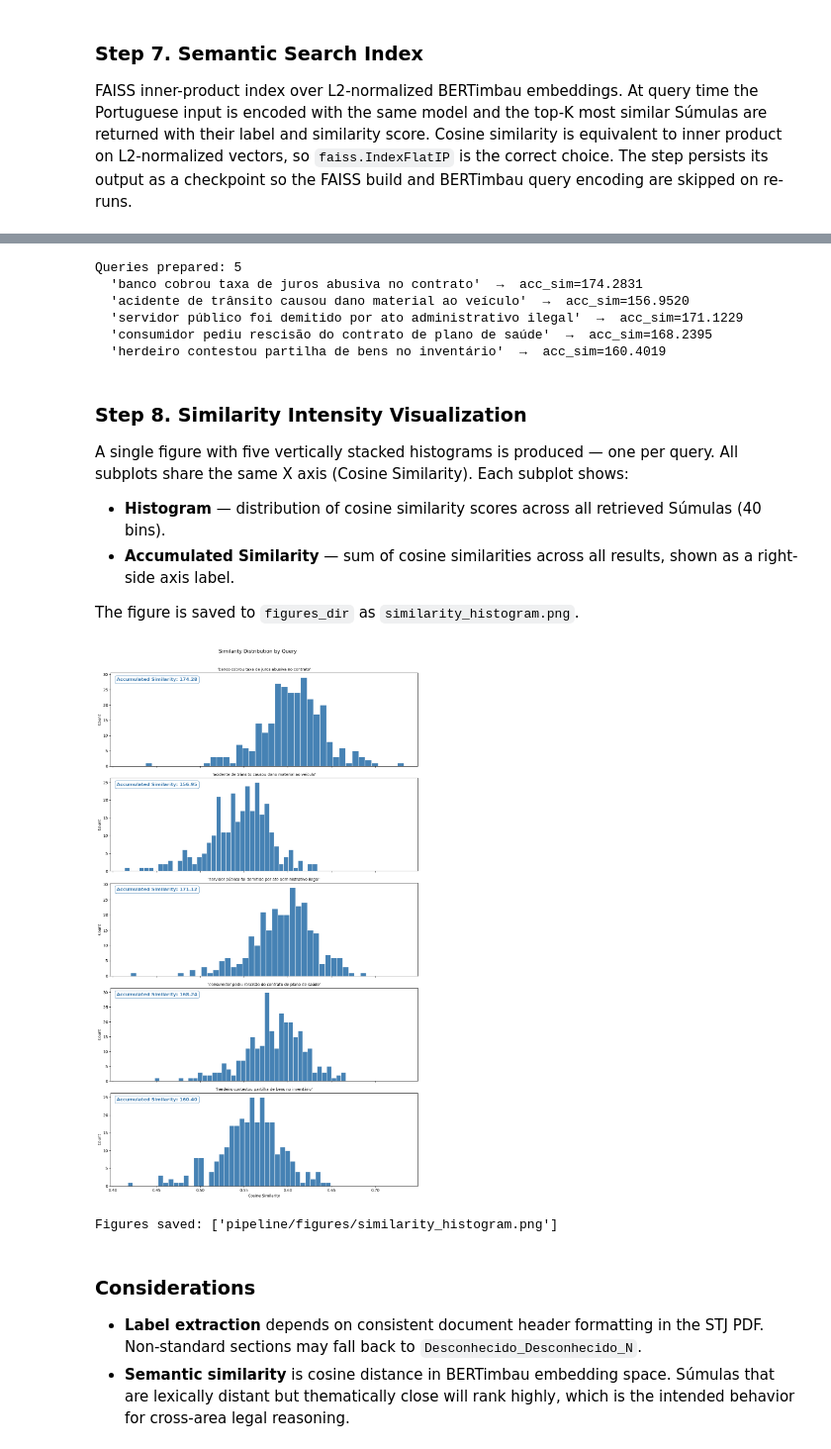
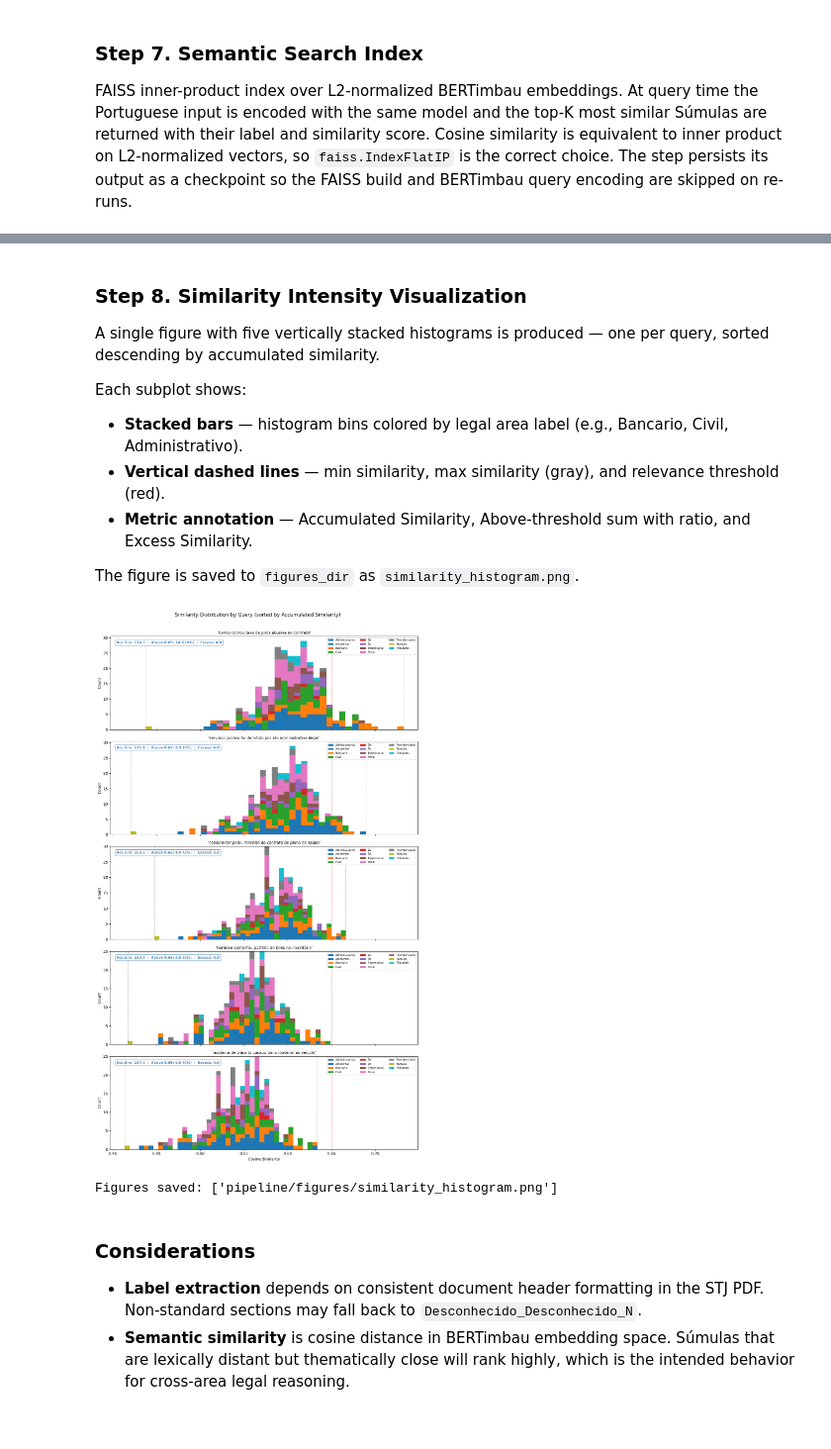
Before and after one commit to zzaia/zzaia-mvp-ana-pos, a Jupyter notebook: mvp-ana-pos-main.ipynb, the cells around one changed output, grey strips where cells are left out. Shown at 99% size. Saved outputs shown, nothing was run; the diff lists cells and outputs as text; code cells hidden in the pictures; blank space fills up the shorter version.

Commit message:
Improving the visualization;

```diff
--- a/mvp-ana-pos-main.ipynb
+++ b/mvp-ana-pos-main.ipynb
@@ -101,14 +101,15 @@ max_tokens = 512  # PARAMETER: BERT context window
 overlap_tokens = 64  # PARAMETER: sliding window overlap
 embedding_model_name = "neuralmind/bert-large-portuguese-cased"  # PARAMETER: embedding model
 
-search_query = "banco cobrou taxa de juros abusiva no contrato"  # PARAMETER: search query
-search_top_k = 1000  # PARAMETER: number of results for visualization
-extra_queries = [
-    "acidente de trânsito causou dano material ao veículo",  # PARAMETER: extra queries
+search_queries = [  # PARAMETER: queries to compare
+    "banco cobrou taxa de juros abusiva no contrato",
+    "acidente de trânsito causou dano material ao veículo",
     "servidor público foi demitido por ato administrativo ilegal",
     "consumidor pediu rescisão do contrato de plano de saúde",
     "herdeiro contestou partilha de bens no inventário",
 ]
+search_top_k = 288  # PARAMETER: number of results per query (full corpus)
+similarity_threshold = 0.65  # PARAMETER: relevance cutoff for threshold metrics
 
 checkpoint_dir = Path("./pipeline/checkpoints")
 figures_dir = Path("./pipeline/figures")
@@ -130,10 +131,11 @@ steps = [
         batch_size=embedding_batch_size,
         model_name=embedding_model_name,
     ),
-    SearchIndexBuilder(query=search_query, top_k=search_top_k),
-    SimilarityVisualizer(output_dir=figures_dir),
+    SearchIndexBuilder(queries=search_queries, top_k=search_top_k),
+    SimilarityVisualizer(output_dir=figures_dir, similarity_threshold=similarity_threshold),
 ]
 manager = PipelineManager(checkpoint_dir=checkpoint_dir, steps=steps)
+manager.clear_checkpoints(from_step=7)
 status = manager.checkpoint_status()
 print("Checkpoint status:")
 for step_num, exists in status.items():
@@ -279,40 +282,22 @@ Accumulated similarity: 174.2831
-# %%
-extra_outputs = [
-    SearchIndexOutput(
-        index=step7_output.index,
-        results=step7_output.index.search(q, top_k=search_top_k),
-        query=q,
-        embedded_sentences=step7_output.embedded_sentences,
-    )
-    for q in extra_queries
-]
-all_query_outputs = [step7_output] + extra_outputs
-print(f"Queries prepared: {len(all_query_outputs)}")
-for o in all_query_outputs:
-    print(f"  {o.query!r}  →  acc_sim={o.accumulated_similarity:.4f}")
-# %% [output]
-Queries prepared: 5
-  'banco cobrou taxa de juros abusiva no contrato'  →  acc_sim=174.2831
-  'acidente de trânsito causou dano material ao veículo'  →  acc_sim=156.9520
-  'servidor público foi demitido por ato administrativo ilegal'  →  acc_sim=171.1229
-  'consumidor pediu rescisão do contrato de plano de saúde'  →  acc_sim=168.2395
-  'herdeiro contestou partilha de bens no inventário'  →  acc_sim=160.4019
 # %% [markdown]
 ### Step 8. Similarity Intensity Visualization
 
-A single figure with five vertically stacked histograms is produced — one per query. All subplots share the same X axis (Cosine Similarity). Each subplot shows:
-- **Histogram** — distribution of cosine similarity scores across all retrieved Súmulas (40 bins).
-- **Accumulated Similarity** — sum of cosine similarities across all results, shown as a right-side axis label.
+A single figure with five vertically stacked histograms is produced — one per query, sorted descending by accumulated similarity.
+
+Each subplot shows:
+- **Stacked bars** — histogram bins colored by legal area label (e.g., Bancario, Civil, Administrativo).
+- **Vertical dashed lines** — min similarity, max similarity (gray), and relevance threshold (red).
+- **Metric annotation** — Accumulated Similarity, Above-threshold sum with ratio, and Excess Similarity.
 
 The figure is saved to `figures_dir` as `similarity_histogram.png`.
 # %%
-step8_output = manager.run_step(8, all_query_outputs)
+step8_output = manager.run_step(8, step7_output)
 
 for fig in step8_output.figures:
     plt.show()
 print(f"Figures saved: {[str(p) for p in step8_output.saved_paths]}")
 # %% [output]
-[figure, old version]
+[figure, new version]
 Figures saved: ['pipeline/figures/similarity_histogram.png']
 # %% [markdown]
 ### Considerations
```
Also changed, not shown: parts of 3 cells of this notebook, 2 other files.
